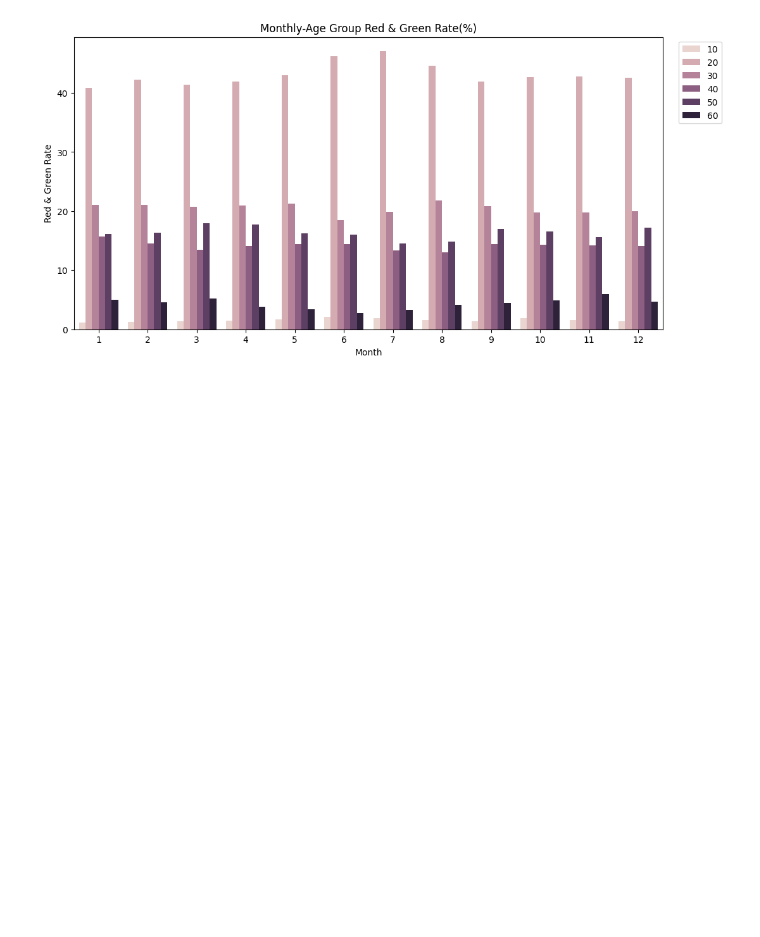
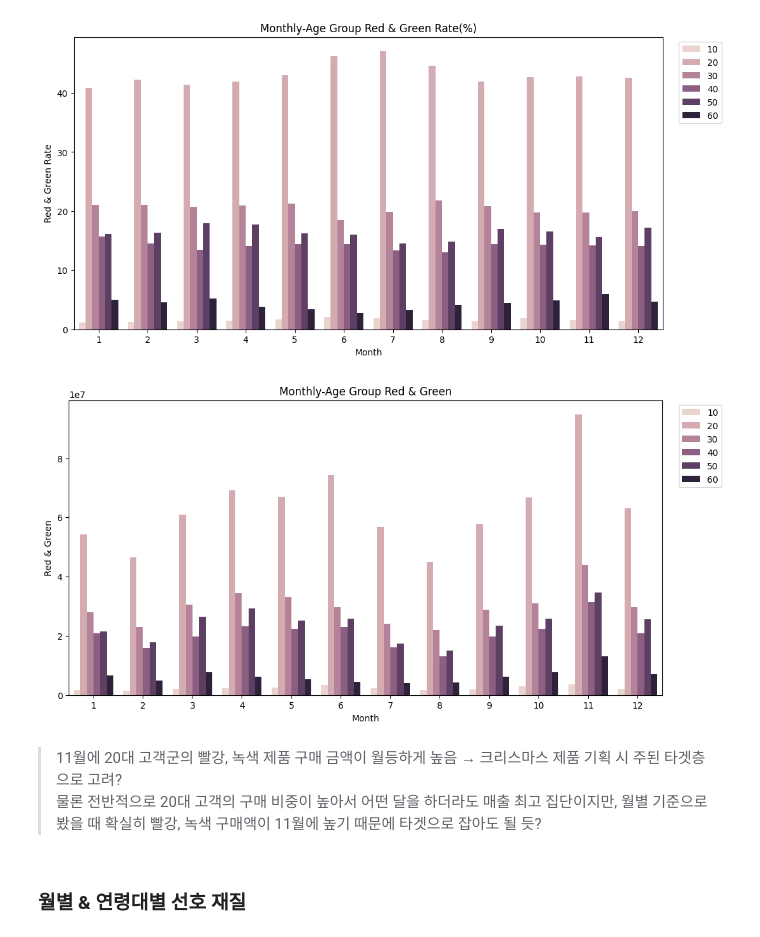
Before and after one commit to leegolem/data-commando-project, a Jupyter notebook: notebooks/member3/260126_table_join(3).ipynb, the cells around one changed output. Saved outputs shown, nothing was run; the diff lists cells and outputs as text; code cells hidden in the pictures; blank space fills up the shorter version.

```diff
--- a/notebooks/member3/260126_table_join(3).ipynb
+++ b/notebooks/member3/260126_table_join(3).ipynb
@@ -583,3 +555,18 @@ plt.legend(bbox_to_anchor=(1.02, 1), loc='upper left')
 plt.show()
 # %% [output]
 [figure]
+# %%
+plt.figure(figsize=(12,6))
+sns.barplot(data=monthly_age_df, x='Month', y='Red_Green_Age', hue='Age_Group')
+plt.title('Monthly-Age Group Red & Green')
+plt.xlabel('Month')
+plt.ylabel('Red & Green')
+plt.legend(bbox_to_anchor=(1.02, 1), loc='upper left')
+plt.show()
+# %% [output]
+[figure, added]
+# %% [markdown]
+> 11월에 20대 고객군의 빨강, 녹색 제품 구매 금액이 월등하게 높음 → 크리스마스 제품 기획 시 주된 타겟층으로 고려?
+물론 전반적으로 20대 고객의 구매 비중이 높아서 어떤 달을 하더라도 매출 최고 집단이지만, 월별 기준으로 봤을 때 확실히 빨강, 녹색 구매액이 11월에 높기 때문에 타겟으로 잡아도 될 듯?
+# %% [markdown]
+### 월별 & 연령대별 선호 재질
```
Also changed, not shown: parts of 11 cells of this notebook.
